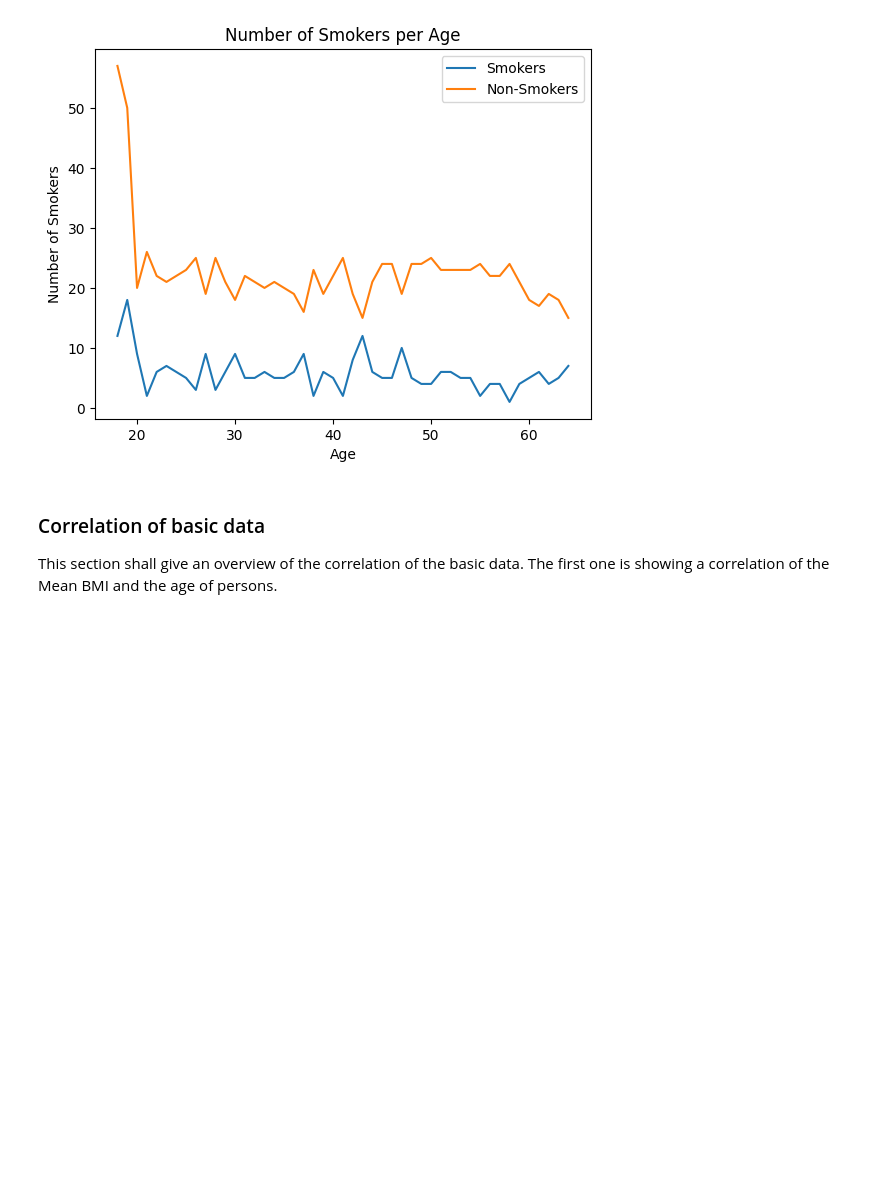
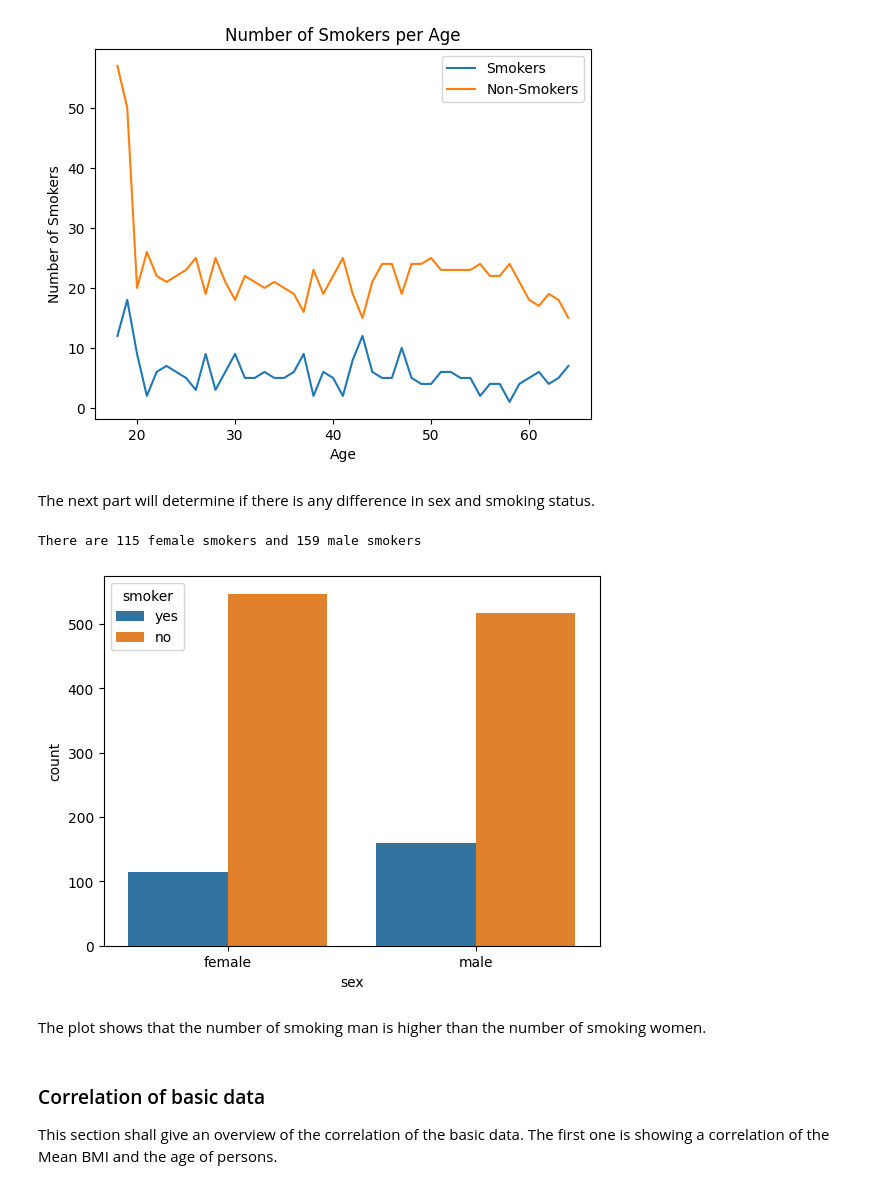
Before and after one commit to kairedecker/portfolio-medical-insurance-data, a Jupyter notebook: us-medical-insurance-costs_pandas.ipynb, the cells around one changed output. Drawn from its saved outputs; the diff is of its cells as text; code cells hidden in the pictures; blank space fills up the shorter version.

Commit message:
Changes on smoker data analysis

```diff
--- a/us-medical-insurance-costs_pandas.ipynb
+++ b/us-medical-insurance-costs_pandas.ipynb
@@ -174,6 +174,20 @@ plt.pyplot.legend(['Smokers', 'Non-Smokers'])
 # %% [output]
 <matplotlib.legend.Legend at 0x...>
 [figure]
+# %% [markdown]
+The next part will determine if there is any difference in sex and smoking status.
+# %%
+# Smoker and sex plot
+sn.countplot(data=medical_insurance_df, x='sex', hue='smoker')
+
+count_female_smoker = medical_insurance_df[(medical_insurance_df['sex'] == 'female') & (medical_insurance_df['smoker'] == 'yes')].shape[0]
+count_male_smoker = medical_insurance_df[(medical_insurance_df['sex'] == 'male') & (medical_insurance_df['smoker'] == 'yes')].shape[0]
+print(f"There are {count_female_smoker} female smokers and {count_male_smoker} male smokers")
+# %% [output]
+There are 115 female smokers and 159 male smokers
+[figure, added]
+# %% [markdown]
+The plot shows that the number of smoking man is higher than the number of smoking women.
 # %% [markdown]
 ### Correlation of basic data
 This section shall give an overview of the correlation of the basic data. The first one is showing a correlation of the Mean BMI and the age of persons.
```
Also changed, not shown: parts of 1 cell of this notebook.
